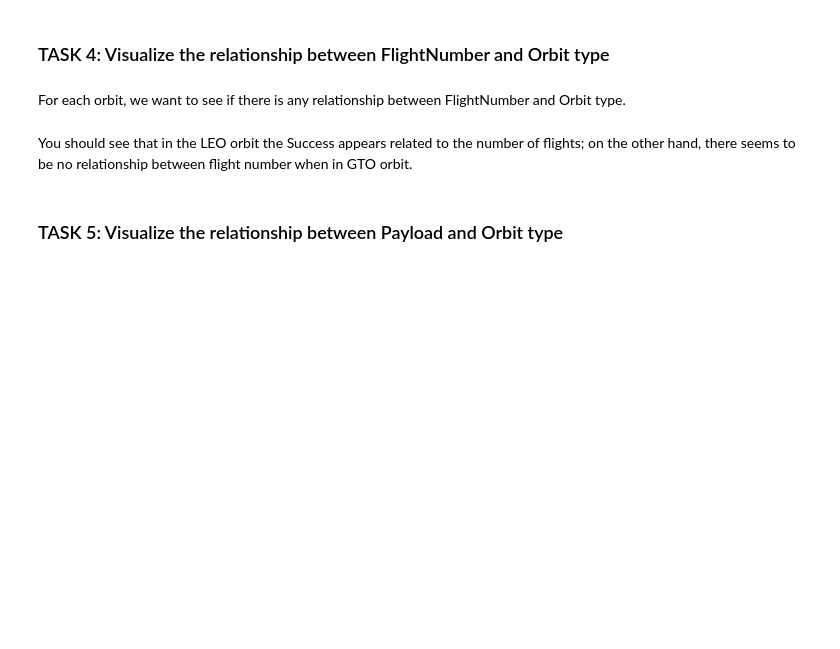
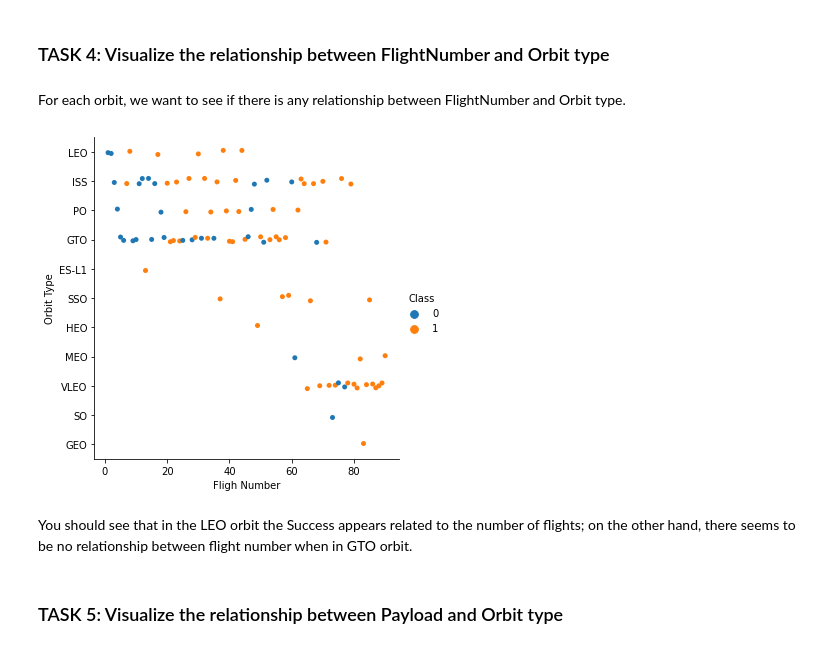
Before and after one commit to TuanCruise/ibmrepo, a Jupyter notebook: EDA with Visualization lab.ipynb, the cells around one changed output. Cells and saved outputs as stored; diff of their text form; code cells hidden in the pictures; blank space fills up the shorter version.

```diff
--- a/EDA with Visualization lab.ipynb
+++ b/EDA with Visualization lab.ipynb
@@ -120,6 +133,12 @@ Analyze the ploted bar chart try to find which orbits have high sucess rate.
 For each orbit, we want to see if there is any relationship between FlightNumber and Orbit type.
 # %%
 # Plot a scatter point chart with x axis to be FlightNumber and y axis to be the Orbit, and hue to be the class value
+sns.catplot(x='FlightNumber', y='Orbit', hue='Class', data=df)
+plt.xlabel('Fligh Number')
+plt.ylabel('Orbit Type')
+plt.show()
+# %% [output]
+[figure, added]
 # %% [markdown]
 You should see that in the LEO orbit the Success appears related to the number of flights; on the other hand, there seems to be no relationship between flight number when in GTO orbit.
 # %% [markdown]
```
Also changed, not shown: parts of 6 cells of this notebook.
